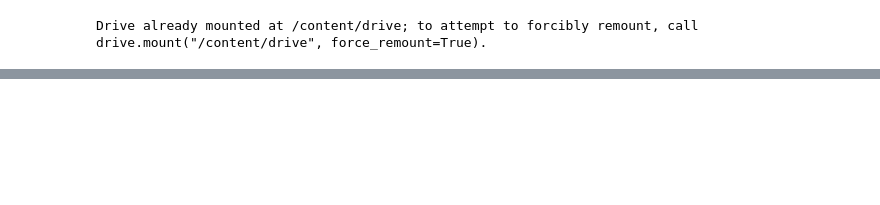
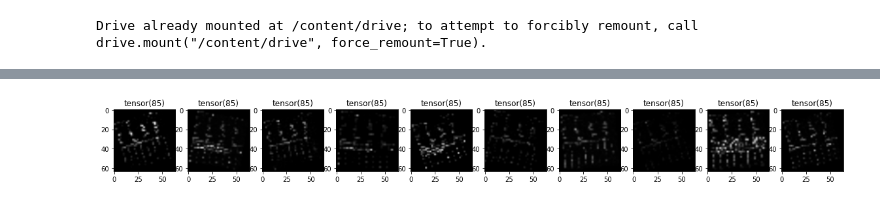
Before and after one commit to ChilleFlex/Deep-Learning-Soft-computing, a Jupyter notebook: 170204036.ipynb, the cells around one changed output, grey strips where cells are left out. Drawn from its saved outputs; the diff is of its cells as text; code cells hidden in the pictures; blank space fills up the shorter version.

```diff
--- a/170204036.ipynb
+++ b/170204036.ipynb
@@ -706,0 +42,3 @@ f1score
+# %%
+img = cv2.imread('/content/drive/MyDrive/SOFT_COMP_LAB/imagery/hackware/x86__64__lsb__unix-system-v__clang-3.8.0__O0__no-obf__unstripped__pnscan-1.0__pnscan.jpg')
+img.shape
@@ -706,0 +47,79 @@ f1score
+# %%
+IMAGE_SIZE = 64
+transform = transforms.Compose([
+    transforms.ToPILImage(),
+    torchvision.transforms.ColorJitter(brightness=0.4,saturation=0.4,contrast=0.4,hue=0.4),
+    transforms.RandomRotation(20,expand=True),
+    transforms.Resize(IMAGE_SIZE),  ## image resize
+    transforms.CenterCrop(IMAGE_SIZE), ## image center crop
+    transforms.ToTensor(), ## array converted into torch tensor and then divided by 255 (1.0/255)
+    transforms.Normalize((0.5, 0.5, 0.5), (0.5, 0.5, 0.5))
+])
+# %%
+class digit_Dataset(Dataset):
+
+    def __init__(self, csv_file, root_dir, transform=True):
+        self.root_dir = root_dir
+        files = [f[:-4] for root, dir, files in os.walk(root_dir) for f in files]
+
+        dataframe = pd.read_csv(csv_file)
+        self.annotations = dataframe[dataframe.filename.isin(files)]
+
+        self.transform = transform
+
+        print(len(self.annotations))
+
+
+    def __len__(self):
+         return len(self.annotations)
+
+    def __getitem__(self, index):
+        img_path = os.path.join(self.root_dir, self.annotations.iloc[index, 1], self.annotations.iloc[index, 0])
+        image = cv2.imread(img_path + '.jpg')
+        y_label = torch.tensor(int(self.annotations.iloc[index, 3]))
+        # y_label = self.annotations.iloc[index, 1]
+
+        if image is None:
+          print(img_path)
+
+        if self.transform:
+            image = self.transform(image)
+        return (image, y_label)
+
+
+dataset = digit_Dataset(
+    csv_file = "/content/drive/MyDrive/SOFT_COMP_LAB/firmware.csv",
+    root_dir = "/content/drive/MyDrive/SOFT_COMP_LAB/imagery",
+    transform = transform,
+)
+
+len(dataset)
+
+train_set, test_set = torch.utils.data.random_split(dataset, [3050, 763])
+train_loader = DataLoader(dataset=train_set, batch_size=20, shuffle=True)
+test_loader = DataLoader(dataset=test_set, batch_size=20, shuffle=True)
+
+len(train_loader)
+
+data_iter = iter(train_loader)
+#images, labels = data_iter.next()
+#images.shape
+
+dataiter = iter(train_loader)
+images, labels = dataiter.next()
+plt.subplots(figsize=(20, 32))
+
+print(labels[0:10])
+
+for i in range(10):
+    plt.subplot(10/2, 10,i+1)
+    img = images[i].detach().numpy().transpose((1, 2, 0))
+    mean = np.array([0.5, 0.5, 0.5])
+    std = np.array([0.5, 0.5, 0.5])
+    img = std * img + mean
+    img = np.clip(img, 0, 1)
+    plt.title(labels[i])
+    # print(img.shape)
+    plt.imshow(img)
+plt.show()
+# %% [output]
@@ -706,0 +128 @@ f1score
+[figure, added]
```
Also changed, not shown: parts of 70 cells of this notebook.
